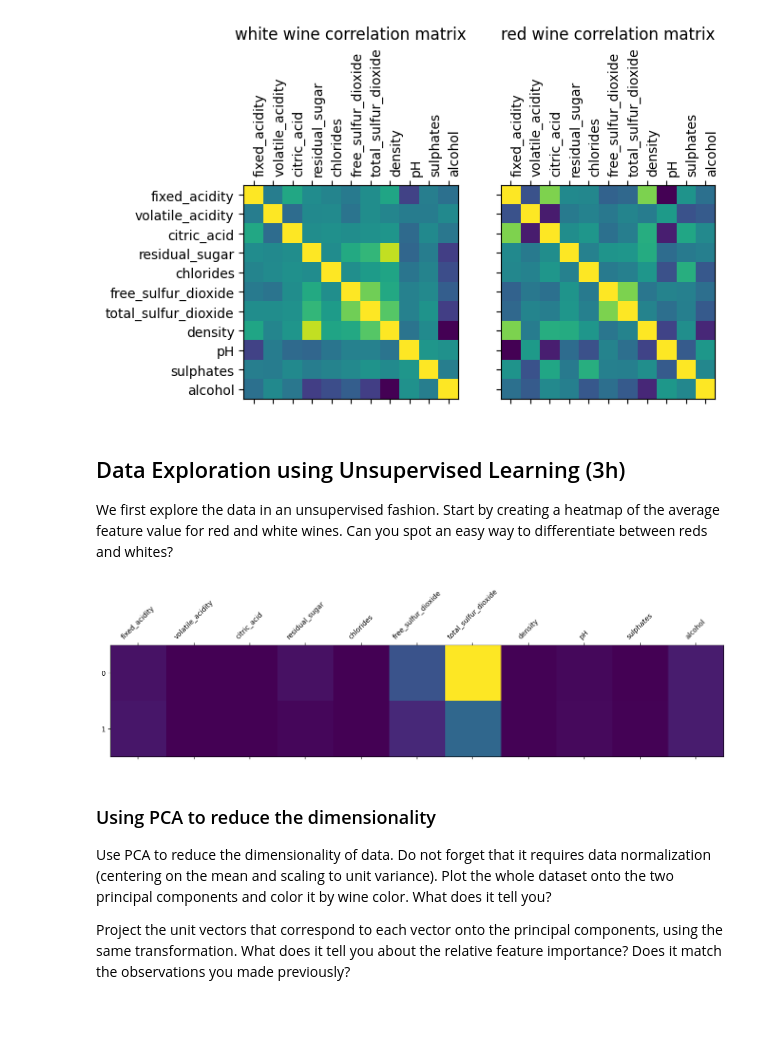
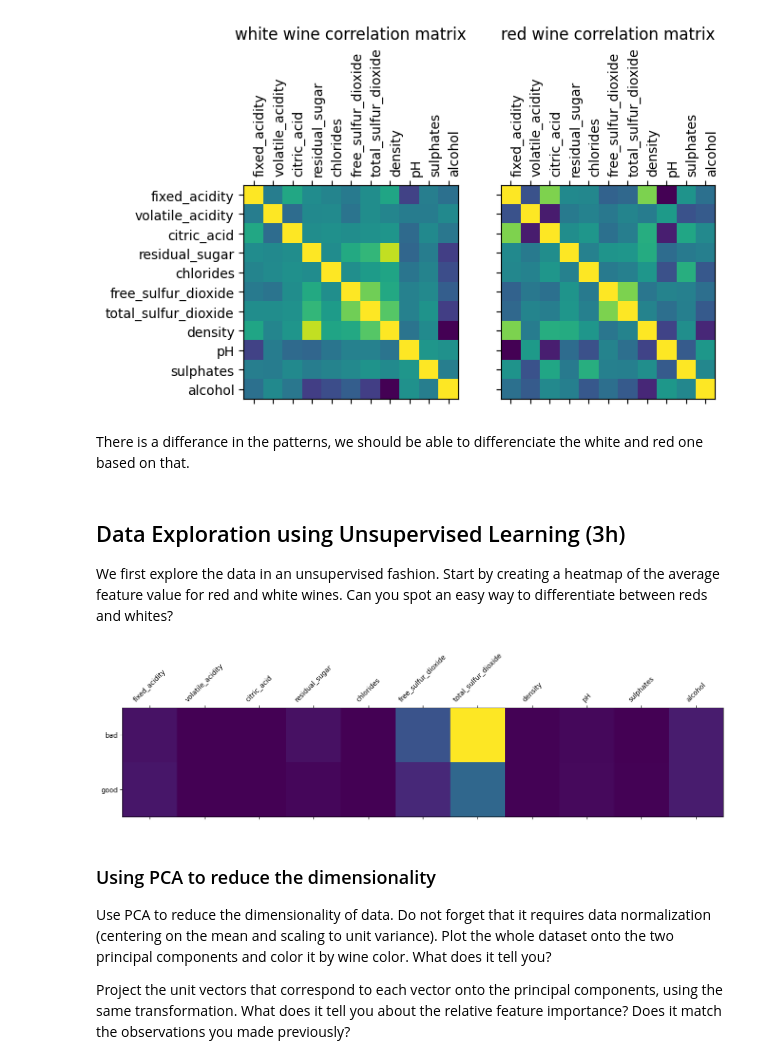
Before and after one commit to hei-isc-ml-stud/w4-isc-ml-Eteroclia, a Jupyter notebook: week4-assignment.ipynb, the cells around one changed output. Cells and saved outputs as stored; diff of their text form; code cells hidden in the pictures; blank space fills up the shorter version.

```diff
--- a/week4-assignment.ipynb
+++ b/week4-assignment.ipynb
@@ -194,6 +194,8 @@ ax[1].set_title("red wine correlation matrix")
 plt.show()
 # %% [output]
 [figure]
+# %% [markdown]
+There is a differance in the patterns, we should be able to differenciate the white and red one based on that.
 # %% [markdown]
 ## Data Exploration using Unsupervised Learning (3h)
 
@@ -201,12 +203,13 @@ We first explore the data in an unsupervised fashion. Start by creating a heatma
 # %%
 X_red_mean=X_red.mean()
 X_white_mean=X_white.mean()
 res=pd.DataFrame({"white":X_white_mean,"Red":X_red_mean})
 plt.matshow(res.transpose())
 plt.xticks(labels=list(X.drop("color",axis=1)),ticks=range(0,11),rotation=45)
+plt.yticks(labels=["bad","good"],ticks=[0,1])
 plt.show()
 # %% [output]
-[figure, old version]
+[figure, new version]
 # %%
 from sklearn.preprocessing import RobustScaler
 # %% [markdown]
```
Also changed, not shown: parts of 50 cells of this notebook.
